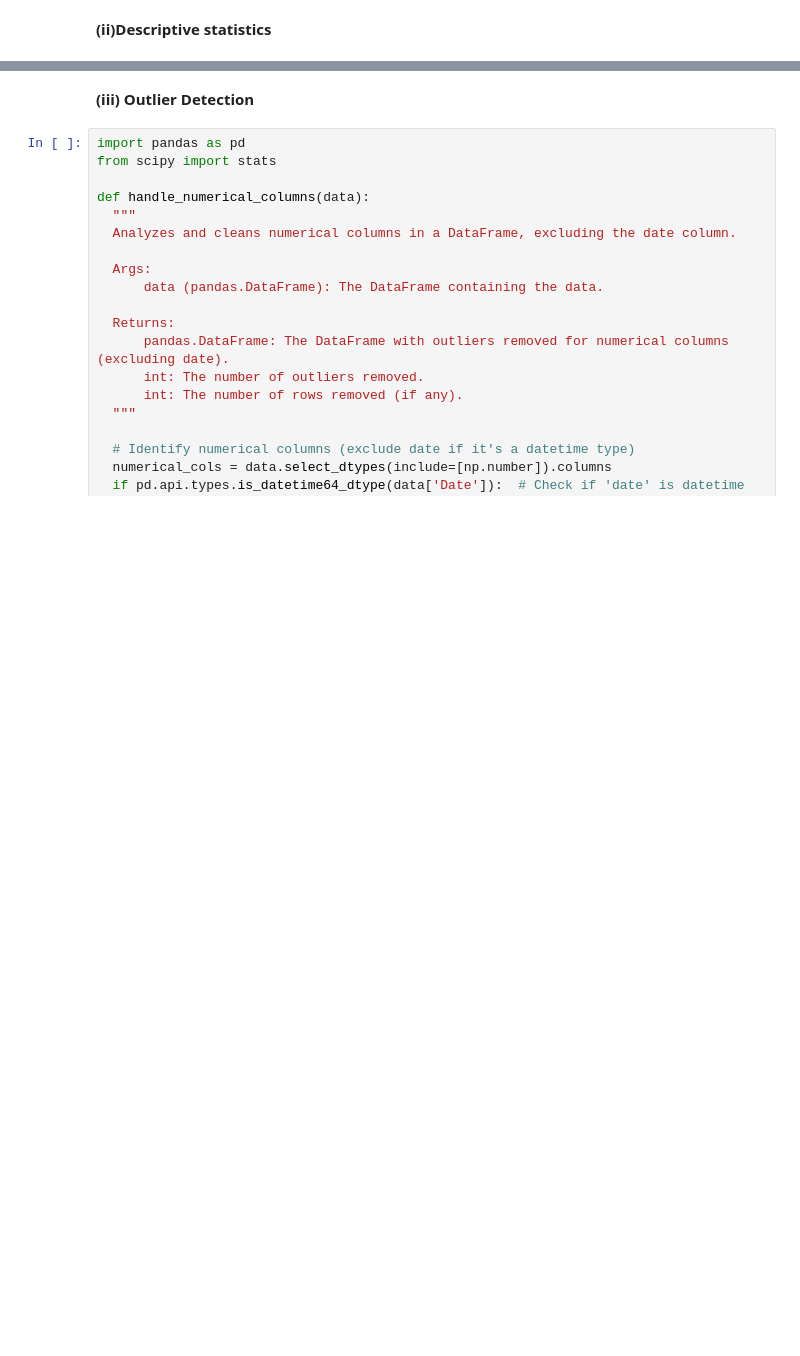
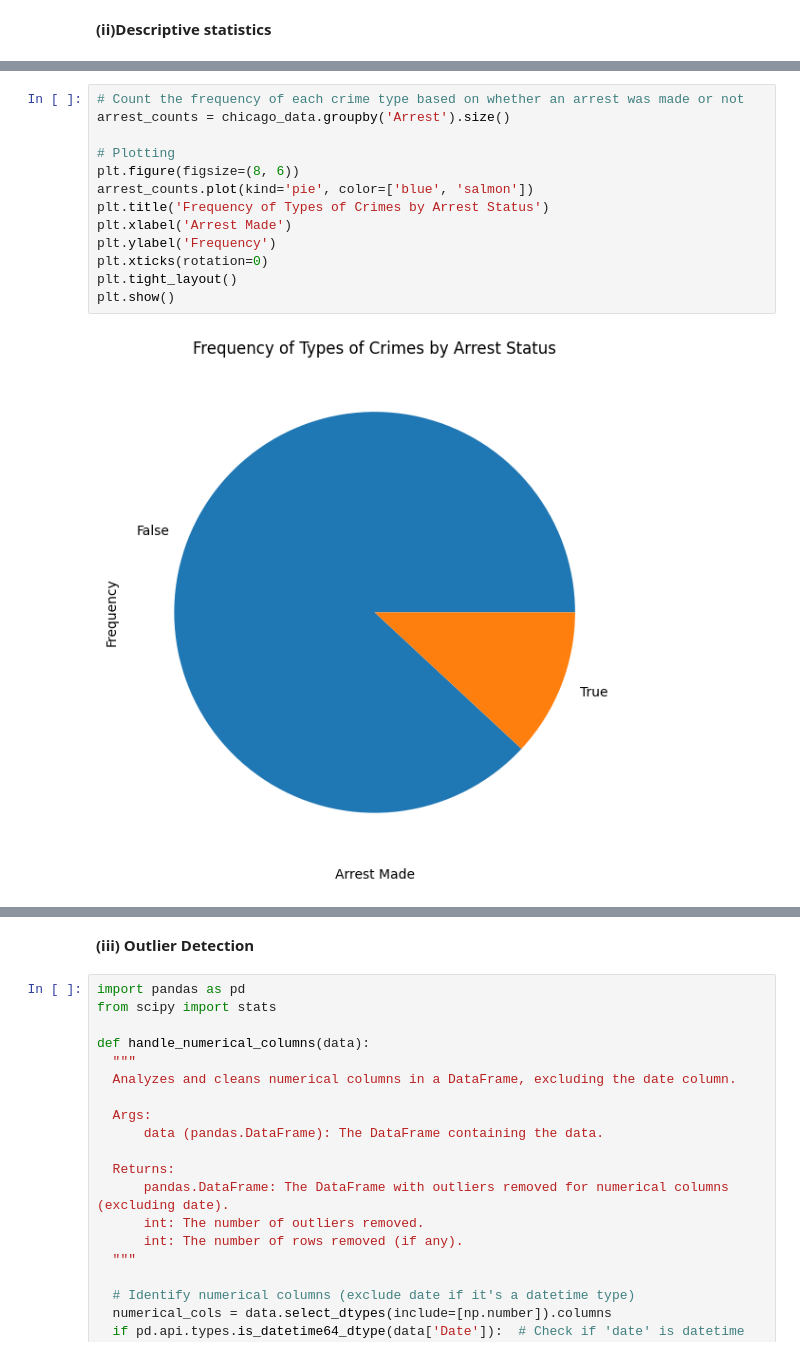
Before and after one commit to Nivac05/Crime_Rate_Prediction, a Jupyter notebook: notebook905721f020.ipynb, the cells around one changed output, grey strips where cells are left out. Cells and saved outputs as stored; diff of their text form; blank space fills up the shorter version.

```diff
--- a/notebook905721f020.ipynb
+++ b/notebook905721f020.ipynb
@@ -95,0 +198,15 @@ chicago_data.describe(percentiles=[0.1, 0.2, 0.3])
+# %%
+# Count the frequency of each crime type based on whether an arrest was made or not
+arrest_counts = chicago_data.groupby('Arrest').size()
+
+# Plotting
+plt.figure(figsize=(8, 6))
+arrest_counts.plot(kind='pie', color=['blue', 'salmon'])
+plt.title('Frequency of Types of Crimes by Arrest Status')
+plt.xlabel('Arrest Made')
+plt.ylabel('Frequency')
+plt.xticks(rotation=0)
+plt.tight_layout()
+plt.show()
+# %% [output]
+[figure, added]
```
Also changed, not shown: parts of 19 cells of this notebook.
